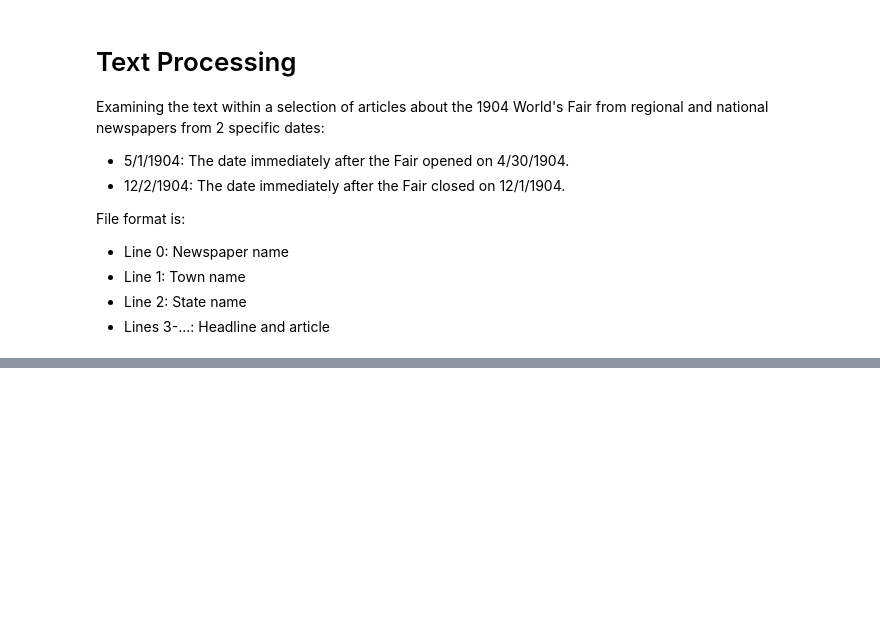
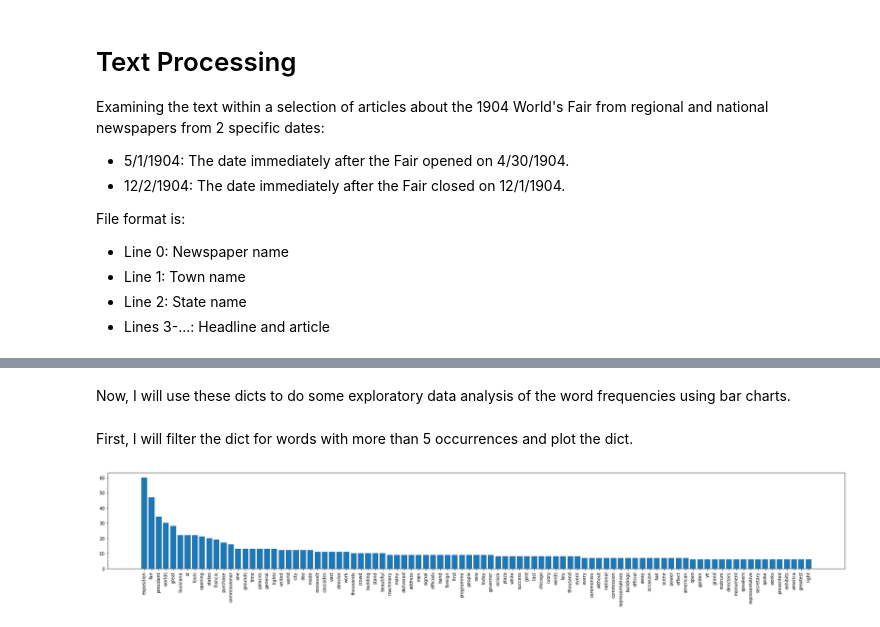
Before and after one commit to hannahanderson22/amcs336fl21, a Jupyter notebook: TextProcessing.ipynb, the cells around one changed output, grey strips where cells are left out. Drawn from its saved outputs; the diff is of its cells as text; code cells hidden in the pictures; blank space fills up the shorter version.

Commit message:
altered text files, finished analysis file

```diff
--- a/TextProcessing.ipynb
+++ b/TextProcessing.ipynb
@@ -38,0 +65,3 @@ closingNatDir = closingDir + '/regional'
+# %%
+
+stopwords = ['a','about','above','after','again','against','all','am','an','and','any','are','arent','as','at','be','because','been','before','being','below','between','both','but','by','cant','cannot','could','couldnt','did','didnt','do','does','doesnt','doing','dont','down','during','each','few','for','from','further','had','hadnt','has','hasnt','have','havent','having','he','hed','hes','her','here','heres','hers','herself','him','himself','his','how','hows','i','id','ill','im','ive','if','in','into','is','isnt','it','its','itself','lets','me','more','most','mustnt','my','myself','no','nor','not','of','off','on','once','only','or','other','ought','our','ours','ourselves','out','over','own','same','shant','she','shed','shell','shes','should','shouldnt','so','some','such','than','that','thats','the','their','theirs','them','themselves','then','there','theres','these','they','theyd','theyll','theyre','theyve','this','those','through','to','too','under','until','up','very','was','wasnt','we','wed','well','were','weve','werent','what','whats','when','whens','where','wheres','which','while','who','whos','whom','why','whys','with','wont','would','wouldnt','you','youd','youll','youre','youve','your','yours','yourself','yourselves','','came','will','upon','r','h','l','e','tha','led','j','thy','—','m','s','de','mr','toward','throughout']
@@ -38,0 +202,11 @@ closingNatDir = closingDir + '/regional'
+# %%
+import operator
+openingRegCounts = {}
+for i in range(len(openingRegArticles)):
+    tokens = openingRegArticles[i]["cleanedTokens"]
+    for t in tokens:
+        if openingRegCounts.__contains__(t):
+            openingRegCounts[t] = openingRegCounts[t] + 1
+        else:
+            openingRegCounts[t] = 1
+openingRegCounts = dict( sorted(openingRegCounts.items(), key=operator.itemgetter(1),reverse=True))
@@ -38,0 +273,15 @@ closingNatDir = closingDir + '/regional'
+# %% [markdown]
+Now, I will use these dicts to do some exploratory data analysis of the word frequencies using bar charts.
+# %% [markdown]
+First, I will filter the dict for words with more than 5 occurrences and plot the dict.
+# %%
+# Filter out counts of 1
+openingRegCountsFilt = {key:val for key, val in openingRegCounts.items() if val > 5}
+# %%
+fig = plt.figure()
+plt.bar(range(len(openingRegCountsFilt)), list(openingRegCountsFilt.values()), align='center')
+plt.xticks(range(len(openingRegCountsFilt)), list(openingRegCountsFilt.keys()), rotation=90)
+fig.set_figwidth(30)
+plt.show()
+# %% [output]
+[figure, added]
```
Also changed, not shown: parts of 45 cells of this notebook, 15 other files.
